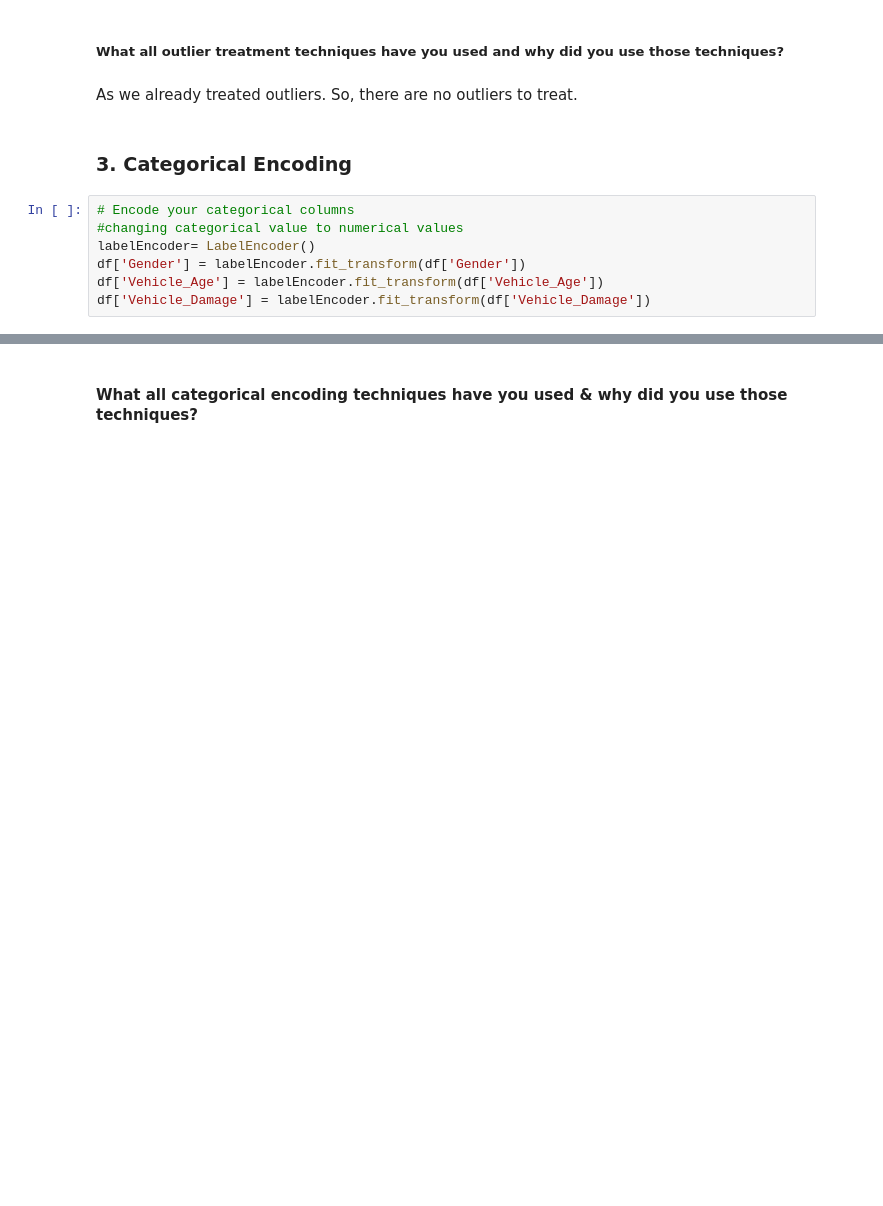
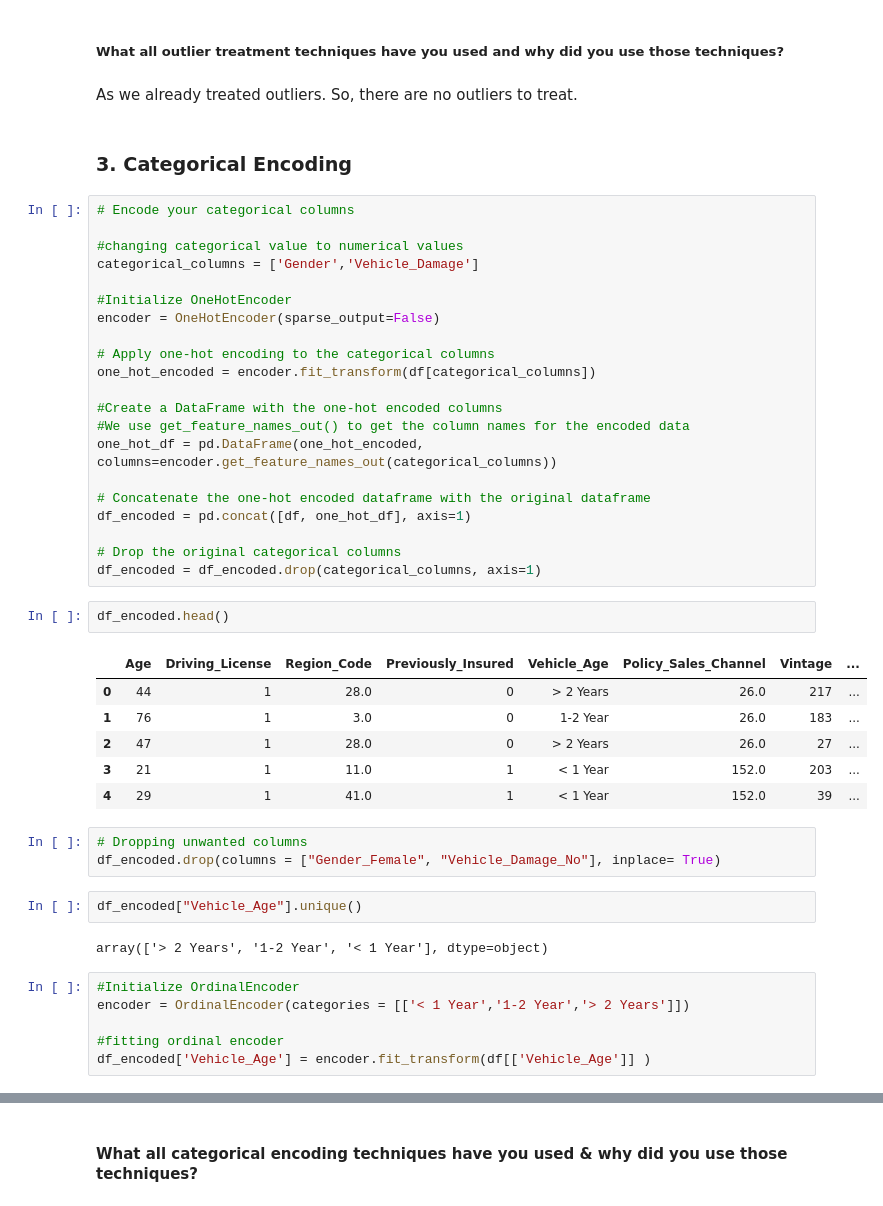
Before and after one commit to msantoshidevi/Health-Insurance-Cross-Sell-Prediction-Project, a Jupyter notebook: Health_Insurance_Cross_Sell_Prediction.ipynb, the cells around one changed output, grey strips where cells are left out. Saved outputs shown, nothing was run; the diff lists cells and outputs as text; blank space fills up the shorter version.

```diff
--- a/Health_Insurance_Cross_Sell_Prediction.ipynb
+++ b/Health_Insurance_Cross_Sell_Prediction.ipynb
@@ -1135,10 +1142,46 @@ show_outliers(df)
 As we already treated outliers. So, there are no outliers to treat.
 # %% [markdown]
 ### 3. Categorical Encoding
-# %%
-# Encode your categorical columns
-#changing categorical value to numerical values
-labelEncoder= LabelEncoder()
-df['Gender'] = labelEncoder.fit_transform(df['Gender'])
-df['Vehicle_Age'] = labelEncoder.fit_transform(df['Vehicle_Age'])
-df['Vehicle_Damage'] = labelEncoder.fit_transform(df['Vehicle_Damage'])
+# %%
+# Encode your categorical columns
+
+#changing categorical value to numerical values
+categorical_columns = ['Gender','Vehicle_Damage']
+
+#Initialize OneHotEncoder
+encoder = OneHotEncoder(sparse_output=False)
+
+# Apply one-hot encoding to the categorical columns
+one_hot_encoded = encoder.fit_transform(df[categorical_columns])
+
+#Create a DataFrame with the one-hot encoded columns
+#We use get_feature_names_out() to get the column names for the encoded data
+one_hot_df = pd.DataFrame(one_hot_encoded, columns=encoder.get_feature_names_out(categorical_columns))
+
+# Concatenate the one-hot encoded dataframe with the original dataframe
+df_encoded = pd.concat([df, one_hot_df], axis=1)
+
+# Drop the original categorical columns
+df_encoded = df_encoded.drop(categorical_columns, axis=1)
+# %%
+df_encoded.head()
+# %% [output]
+|  | Age | Driving_License | Region_Code | Previously_Insured | Vehicle_Age | Policy_Sales_Channel | Vintage | ... |
+| 0 | 44 | 1 | 28.0 | 0 | > 2 Years | 26.0 | 217 | ... |
+| 1 | 76 | 1 | 3.0 | 0 | 1-2 Year | 26.0 | 183 | ... |
+| 2 | 47 | 1 | 28.0 | 0 | > 2 Years | 26.0 | 27 | ... |
+| 3 | 21 | 1 | 11.0 | 1 | < 1 Year | 152.0 | 203 | ... |
+| 4 | 29 | 1 | 41.0 | 1 | < 1 Year | 152.0 | 39 | ... |
+# %%
+# Dropping unwanted columns
+df_encoded.drop(columns = ["Gender_Female", "Vehicle_Damage_No"], inplace= True)
+# %%
+df_encoded["Vehicle_Age"].unique()
+# %% [output]
+array(['> 2 Years', '1-2 Year', '< 1 Year'], dtype=object)
+# %%
+#Initialize OrdinalEncoder
+encoder = OrdinalEncoder(categories = [['< 1 Year','1-2 Year','> 2 Years']])
+
+#fitting ordinal encoder
+df_encoded['Vehicle_Age'] = encoder.fit_transform(df[['Vehicle_Age']] )
```
Also changed, not shown: parts of 37 cells of this notebook.
